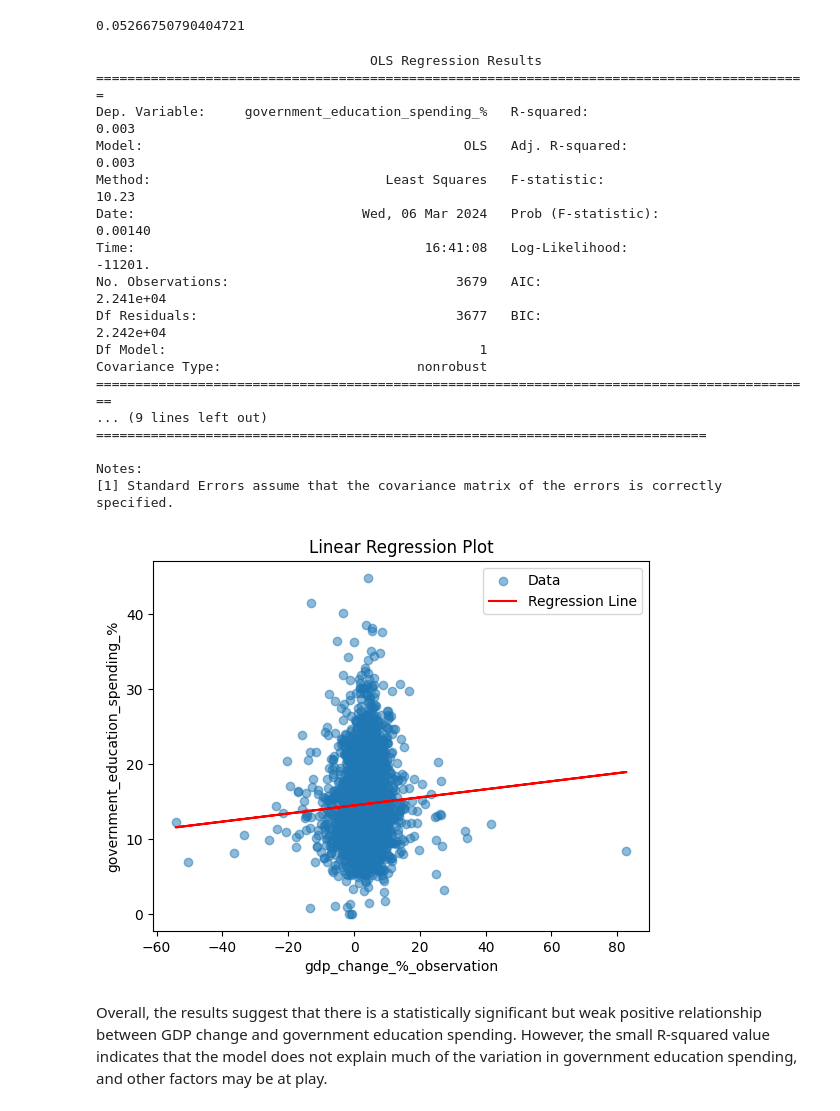
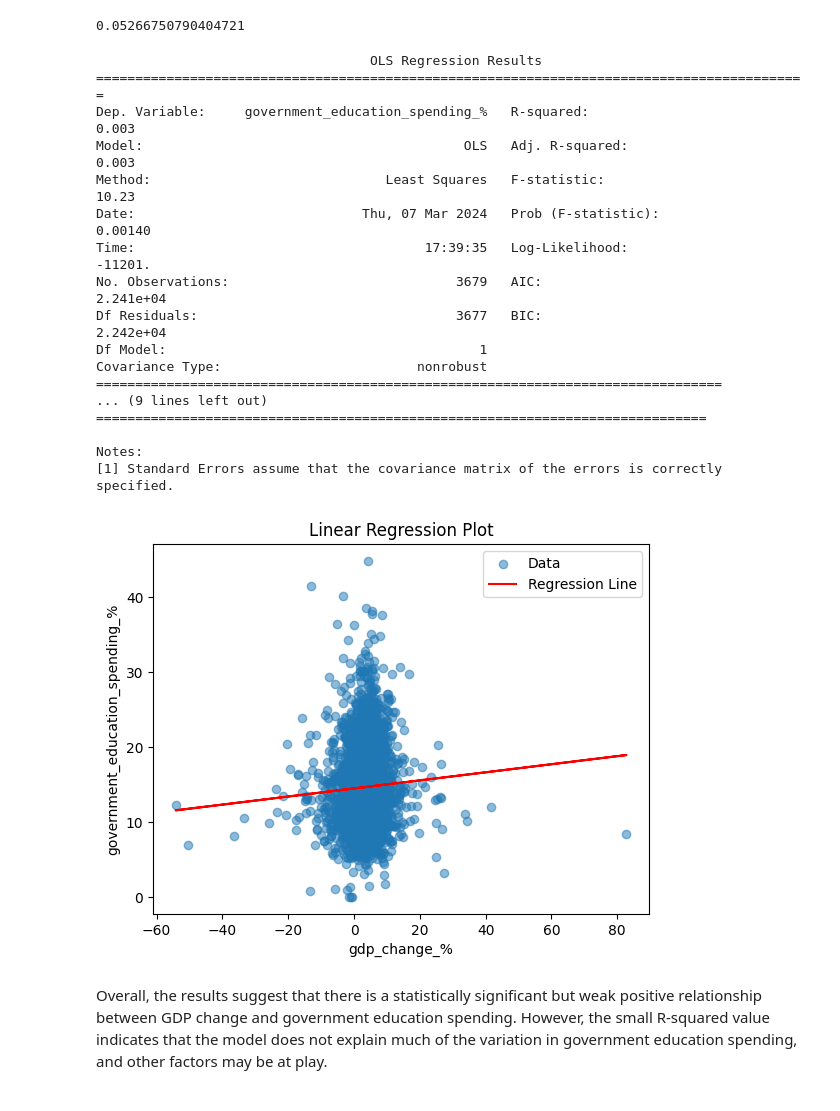
Before and after one commit to Gv1as/Project_1, a Jupyter notebook: Notebooks/Education_spending.ipynb, the cells around one changed output. Cells and saved outputs as stored; diff of their text form; code cells hidden in the pictures.

```diff
--- a/Notebooks/Education_spending.ipynb
+++ b/Notebooks/Education_spending.ipynb
@@ -6,11 +6,14 @@ import seaborn as sns
 import matplotlib.pyplot as plt
 from scipy import stats
 # %%
-csv_file_path = r'..\Data\Education_spending\share-of-education-in-government-expenditure.csv'
+# read in csv file and creating an original df which we wont change. dropping certain unnecessary columns and renaming the necessary columns. Starteing year from 1980 to fit other set
+# Adding change in spending
+
+csv_file_path = r'..\Data\Raw\Education_spending\share-of-education-in-government-expenditure.csv'
 df_edu_original = pd.read_csv(csv_file_path)
 df_edu = df_edu_original.copy()
 df_edu = df_edu[df_edu['Year'] >= 1980]
 df_edu = df_edu.drop(columns=['Code'] , errors='ignore')
 df_edu.rename(columns={'Entity': 'country', 'Year' : 'year', 'Government expenditure on education, total (% of government expenditure)' : 'government_education_spending_%'}, inplace=True)
-df_edu.columns
+df_edu.head()
 # %% [output]
@@ -18,7 +26,8 @@ Index(['country', 'year', 'government_education_spending_%'], dtype='object')
 # %%
-csv_file_path = r'..\Data\GDP_growth\real-gdp-growth.csv'
+# read in csv file and creating an original df which we wont change. dropping certain unnecessary columns and renaming the necessary columns.
+
+csv_file_path = r'..\Data\Raw\GDP_growth\real-gdp-growth.csv'
 df_gdp_rate_original = pd.read_csv(csv_file_path)
 df_gdp_rate = df_gdp_rate_original.copy()
-df_gdp_rate.rename(columns={'Entity': 'country', 'Gross domestic product, constant prices - Percent change - Observations' : 'gdp_change_%_observation', 'Gross domestic product, constant prices - Percent change - Forecasts' : 'gdp_change_%_forecast', 'Year' : 'year'}, inplace=True)
+df_gdp_rate.rename(columns={'Entity': 'country', 'Gross domestic product, constant prices - Percent change - Observations' : 'gdp_change_%', 'Gross domestic product, constant prices - Percent change - Forecasts' : 'gdp_change_%_forecast', 'Year' : 'year'}, inplace=True)
 df_gdp_rate = df_gdp_rate.drop(columns=['gdp_change_%_forecast'])
-df_gdp_rate.columns
@@ -27,4 +34,7 @@ Index(['country', 'Code', 'year', 'gdp_change_%_observation'], dtype='object')
 # %%
+# Merge df's setting index to country
+
 merged_df = pd.merge(df_gdp_rate, df_edu, on=['country', 'year'], how='inner')
+merged_df.set_index('country', inplace=True)
 merged_df.head(30)
 # %% [output]
@@ -51,45 +66,47 @@ print(correlation)
 # %% [output]
 0.05266750790404721
 # %%
+# A more advanced check also giving us the p value and R^2.
+
 missing_values = merged_df.isnull().sum()
 df_clean = merged_df.dropna()
 
-X = df_clean['gdp_change_%_observation']
+X = df_clean['gdp_change_%']
 y = df_clean['government_education_spending_%']
 
 X = sm.add_constant(X)
 
 model = sm.OLS(y, X).fit()
 
 print(model.summary())
 
-plt.scatter(X['gdp_change_%_observation'], y, alpha=0.5, label='Data')
-plt.plot(X['gdp_change_%_observation'], model.predict(X), color='red', label='Regression Line')
-plt.xlabel('gdp_change_%_observation')
+plt.scatter(X['gdp_change_%'], y, alpha=0.5, label='Data')
+plt.plot(X['gdp_change_%'], model.predict(X), color='red', label='Regression Line')
+plt.xlabel('gdp_change_%')
 plt.ylabel('government_education_spending_%')
 plt.title('Linear Regression Plot')
 
 plt.legend()
 plt.show()
 # %% [output]
                                    OLS Regression Results
 ===========================================================================================
 Dep. Variable:     government_education_spending_%   R-squared:                       0.003
 Model:                                         OLS   Adj. R-squared:                  0.003
 Method:                              Least Squares   F-statistic:                     10.23
-Date:                             Wed, 06 Mar 2024   Prob (F-statistic):            0.00140
-Time:                                     16:41:08   Log-Likelihood:                -11201.
+Date:                             Thu, 07 Mar 2024   Prob (F-statistic):            0.00140
+Time:                                     17:39:35   Log-Likelihood:                -11201.
 No. Observations:                             3679   AIC:                         2.241e+04
 Df Residuals:                                 3677   BIC:                         2.242e+04
 Df Model:                                        1
 Covariance Type:                         nonrobust
-============================================================================================
+================================================================================
 ... (9 lines left out)
 ==============================================================================
 
 Notes:
 [1] Standard Errors assume that the covariance matrix of the errors is correctly specified.
-[figure, old version]
+[figure, new version]
 # %% [markdown]
 Overall, the results suggest that there is a statistically significant but weak positive relationship between GDP change and government education spending. However, the small R-squared value indicates that the model does not explain much of the variation in government education spending, and other factors may be at play.
 # %%
```
Also changed, not shown: parts of 8 cells of this notebook, 27 other files.
